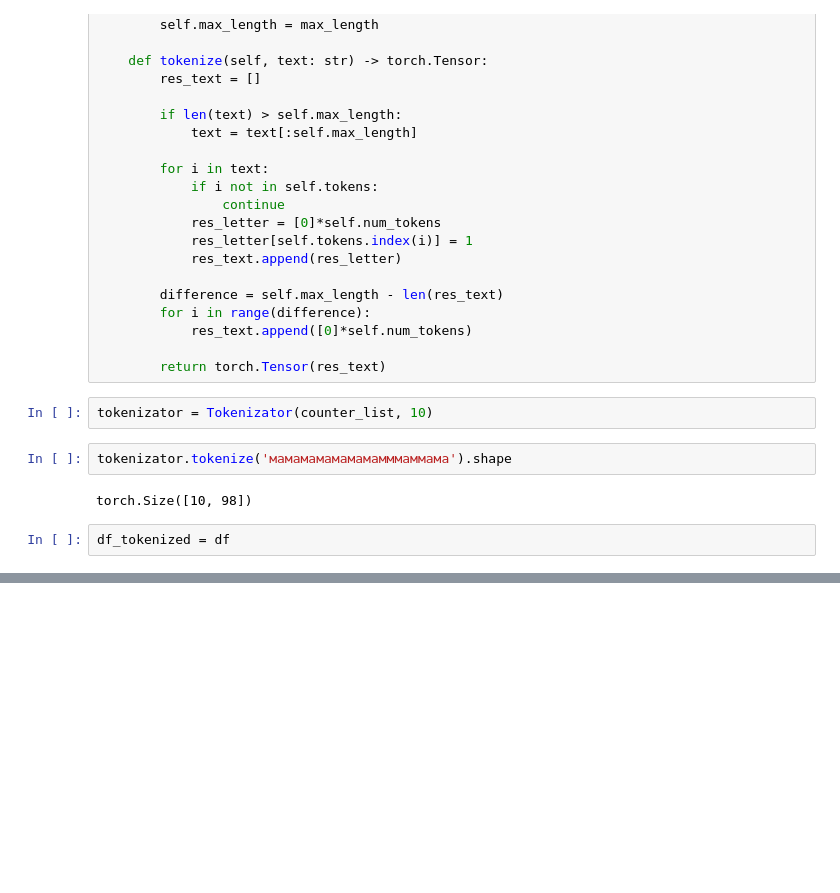
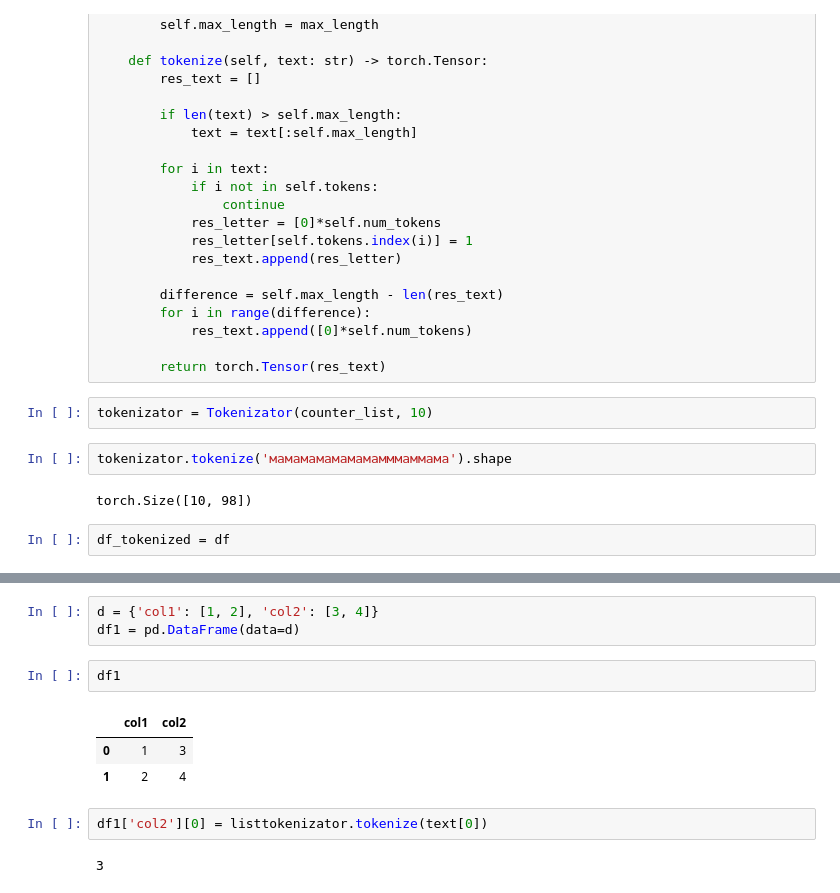
Before and after one commit to KorshunovElisey/telegram_sender_of_message, a Jupyter notebook: data tokenization.ipynb, the cells around one changed output, grey strips where cells are left out. Saved outputs shown, nothing was run; the diff lists cells and outputs as text; blank space fills up the shorter version.

Commit message:
bit corrected text_tokenization

```diff
--- a/data tokenization.ipynb
+++ b/data tokenization.ipynb
@@ -215,0 +165,13 @@ df_tokenized
+# %%
+d = {'col1': [1, 2], 'col2': [3, 4]}
+df1 = pd.DataFrame(data=d)
+# %%
+df1
+# %% [output]
+|  | col1 | col2 |
+| 0 | 1 | 3 |
+| 1 | 2 | 4 |
+# %%
+df1['col2'][0] = listtokenizator.tokenize(text[0])
+# %% [output]
+3
```
Also changed, not shown: parts of 22 cells of this notebook.
